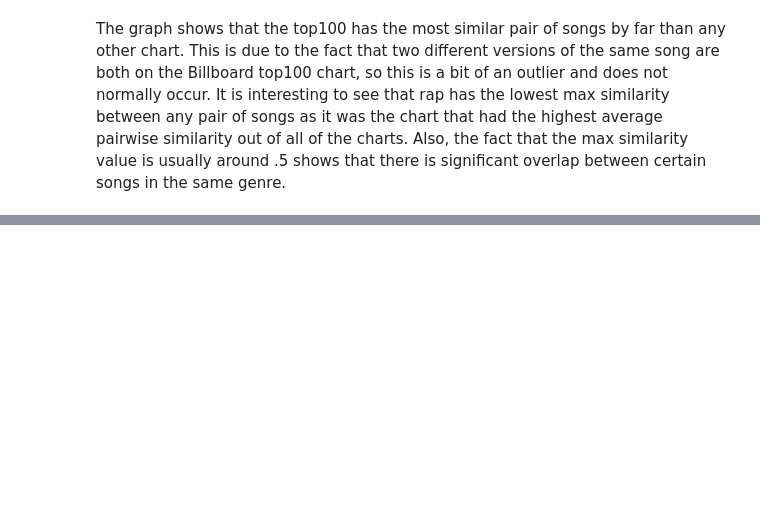
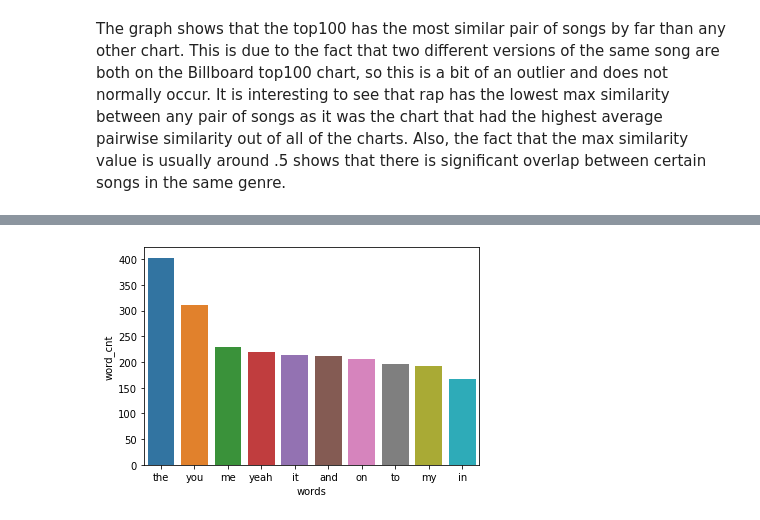
Before and after one commit to suttonr75/320FinalFall2019, a Jupyter notebook: FinalProject.ipynb, the cells around one changed output, grey strips where cells are left out. Saved outputs shown, nothing was run; the diff lists cells and outputs as text; code cells hidden in the pictures; blank space fills up the shorter version.

```diff
--- a/FinalProject.ipynb
+++ b/FinalProject.ipynb
@@ -146,0 +106,8 @@ display(top100)
+# %%
+top100 = populate_chart_with_spotify_popularity(top100)
+rap = populate_chart_with_spotify_popularity(rap)
+pop = populate_chart_with_spotify_popularity(pop)
+country = populate_chart_with_spotify_popularity(country)
+rock = populate_chart_with_spotify_popularity(rock)
+
+display(top100.head(10))
@@ -276,12 +207,0 @@ Length: 100, dtype: int64
-# %%
-def get_chart_word_count(chart):
-    return create_term_doc_matrix(chart).sum(axis = 0, skipna = True)
-
-def find_most_freq_words(chart):
-    counts = get_chart_word_count(chart)
-    return counts.nlargest(10)
-
-
-freq = find_most_freq_words(top100)
-display(freq)
-display(freq / get_lyric_len(top100).sum(axis = 0, skipna = True))
@@ -653,0 +284,5 @@ The graph shows that the top100 has the most similar pair of songs by far than a
+# %%
+def create_word_freq_chart(chart):
+    freq = find_most_freq_words(chart)
+    freq = pd.DataFrame({'words':freq.index, 'word_cnt':freq.values})
+    sns.barplot(x="words", y="word_cnt", data=freq)
@@ -653,0 +301,4 @@ The graph shows that the top100 has the most similar pair of songs by far than a
+# %%
+create_word_freq_chart(rap)
+# %% [output]
+[figure, added]
```
Also changed, not shown: parts of 64 cells of this notebook.
